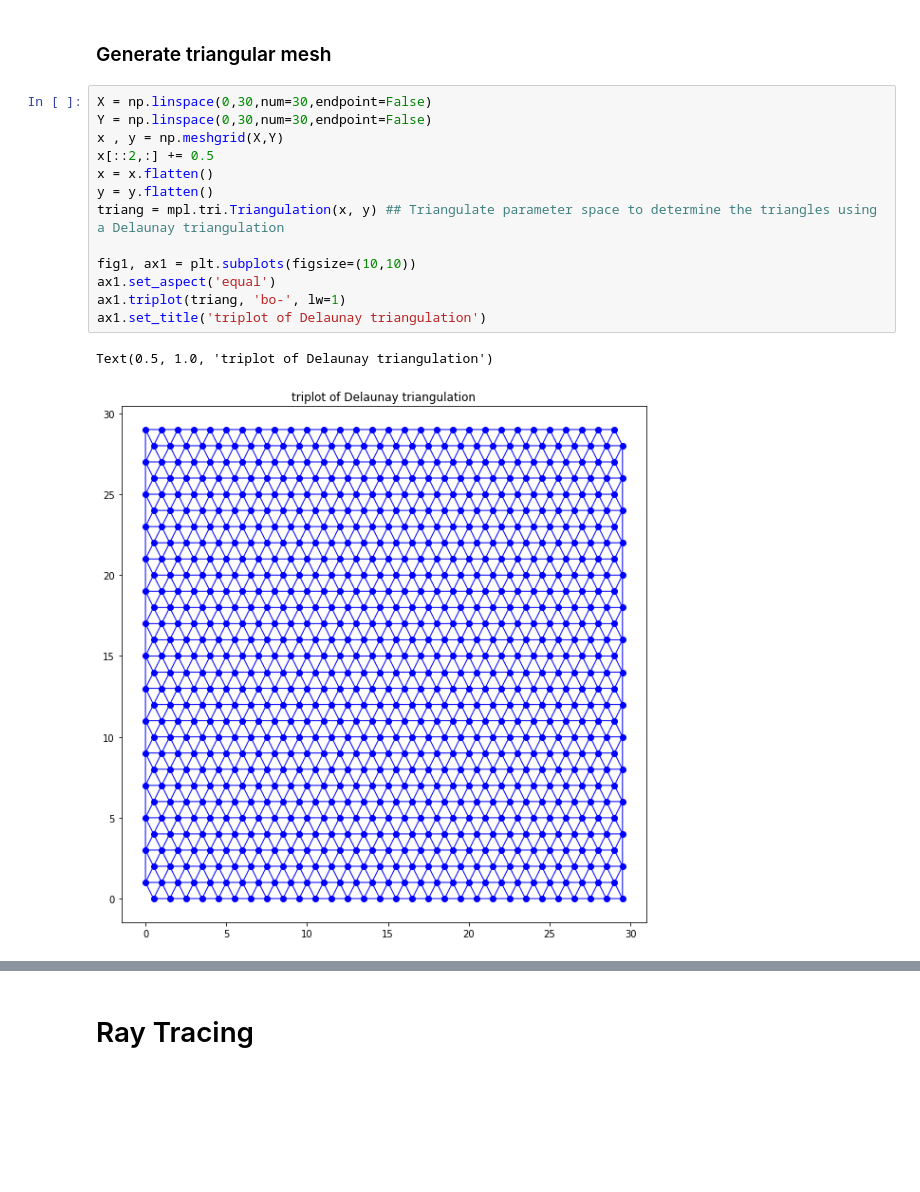
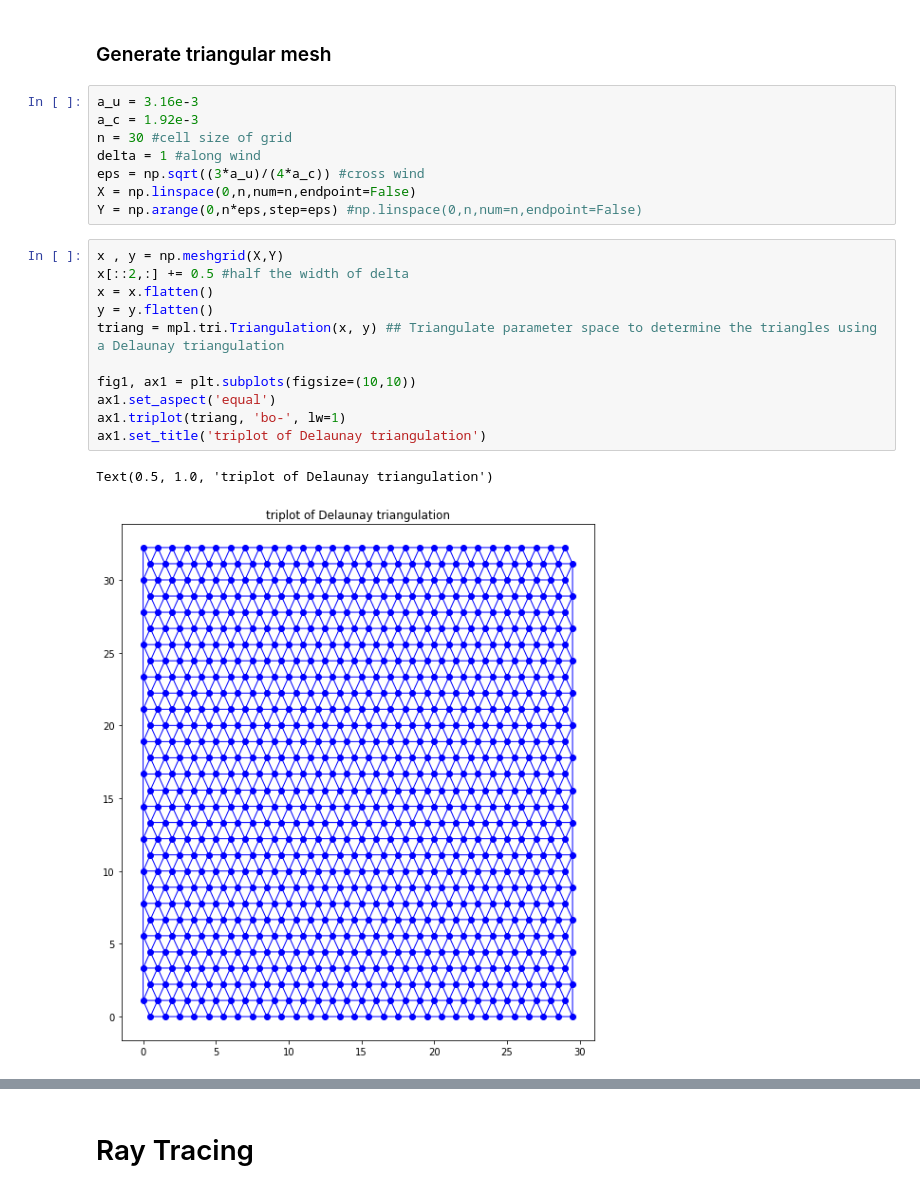
Before and after one commit to pakhuiying/wave_simulation, a Jupyter notebook: Cox_Munk_wave.ipynb, the cells around one changed output, grey strips where cells are left out. Cells and saved outputs as stored; diff of their text form; blank space fills up the shorter version.

```diff
--- a/Cox_Munk_wave.ipynb
+++ b/Cox_Munk_wave.ipynb
@@ -76,20 +76,26 @@ import matplotlib as mpl
 from mpl_toolkits.mplot3d import Axes3D
 # %% [markdown]
 ### Generate triangular mesh
+# %%
+a_u = 3.16e-3
+a_c = 1.92e-3
+n = 30 #cell size of grid
+delta = 1 #along wind
+eps = np.sqrt((3*a_u)/(4*a_c)) #cross wind
+X = np.linspace(0,n,num=n,endpoint=False)
+Y = np.arange(0,n*eps,step=eps) #np.linspace(0,n,num=n,endpoint=False)
 # %%
-X = np.linspace(0,30,num=30,endpoint=False)
-Y = np.linspace(0,30,num=30,endpoint=False)
 x , y = np.meshgrid(X,Y)
-x[::2,:] += 0.5
+x[::2,:] += 0.5 #half the width of delta
 x = x.flatten()
 y = y.flatten()
 triang = mpl.tri.Triangulation(x, y) ## Triangulate parameter space to determine the triangles using a Delaunay triangulation
 
 fig1, ax1 = plt.subplots(figsize=(10,10))
 ax1.set_aspect('equal')
 ax1.triplot(triang, 'bo-', lw=1)
 ax1.set_title('triplot of Delaunay triangulation')
 # %% [output]
 Text(0.5, 1.0, 'triplot of Delaunay triangulation')
-[figure, old version]
+[figure, new version]
 # %%
```
Also changed, not shown: parts of 7 cells of this notebook.
